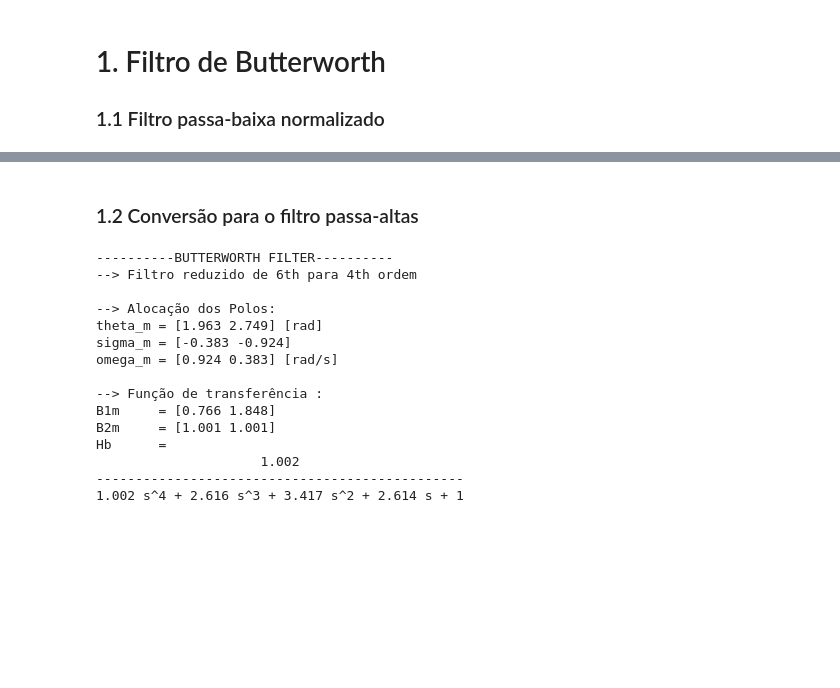
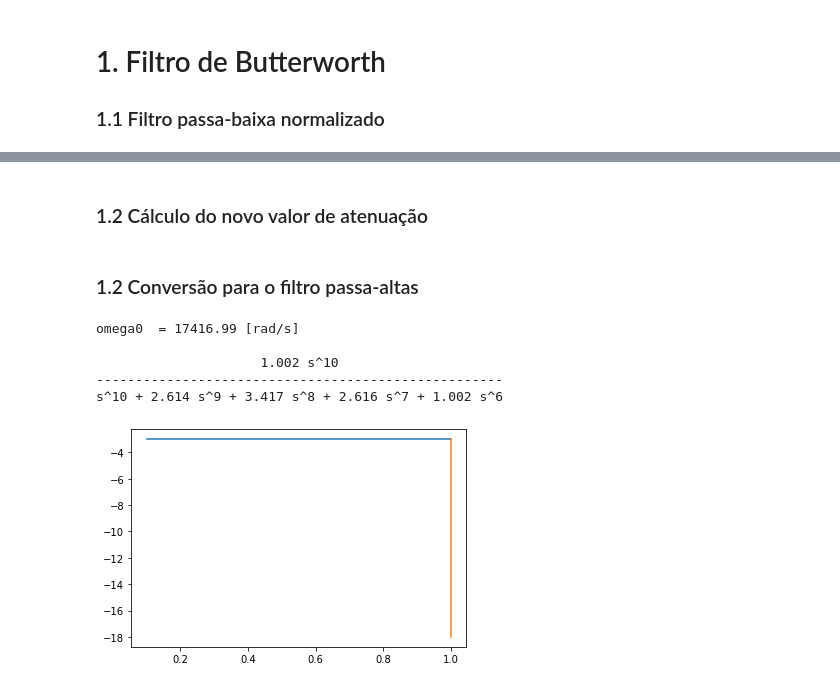
Before and after one commit to Widmark-Kaue/digital-signal-processing, a Jupyter notebook: avl2.ipynb, the cells around one changed output, grey strips where cells are left out. Drawn from its saved outputs; the diff is of its cells as text; code cells hidden in the pictures; blank space fills up the shorter version.

Commit message:
passa-baixa normalizado sem ajuste da atenuação

```diff
--- a/avl2.ipynb
+++ b/avl2.ipynb
@@ -118,24 +150,25 @@ Hb      =
+# %% [markdown]
+### 1.2 Cálculo do novo valor de atenuação
+# %%
+astop = 10**(8*np.log10(omegarH)) #calcular expressão
 # %% [markdown]
 ### 1.2 Conversão para o filtro passa-altas
-# %%
-# parâmetros so filtro
-omega0  = 2*np.pi*fpass
-
-# Função de transferência
-Hpa = FTb(n, R, w0 = omega0, PB = False)
-# %% [output]
-----------BUTTERWORTH FILTER----------
---> Filtro reduzido de 6th para 4th ordem
-
---> Alocação dos Polos:
-theta_m = [1.963 2.749] [rad]
-sigma_m = [-0.383 -0.924]
-omega_m = [0.924 0.383] [rad/s]
-
---> Função de transferência :
-B1m     = [0.766 1.848]
-B2m     = [1.001 1.001]
-Hb      =
-                     1.002
------------------------------------------------
-1.002 s^4 + 2.616 s^3 + 3.417 s^2 + 2.614 s + 1
+# %%
+# parâmetros do filtro
+print(f'omega0\t= {round(omega0,3)} [rad/s]')
+
+
+# Função de transferência
+s = m.tf('s')
+print(H(1/s))
+# %% [output]
+omega0  = 17416.99 [rad/s]
+
+                     1.002 s^10
+----------------------------------------------------
+s^10 + 2.614 s^9 + 3.417 s^8 + 2.616 s^7 + 1.002 s^6
+# %%
+plt.plot(Xtemp(omega[0], 1), Ytemp(apass, apass), Xtemp(1,1), Ytemp(astop,apass))
+plt.show()
+# %% [output]
+[figure, added]
```
Also changed, not shown: parts of 3 cells of this notebook.
